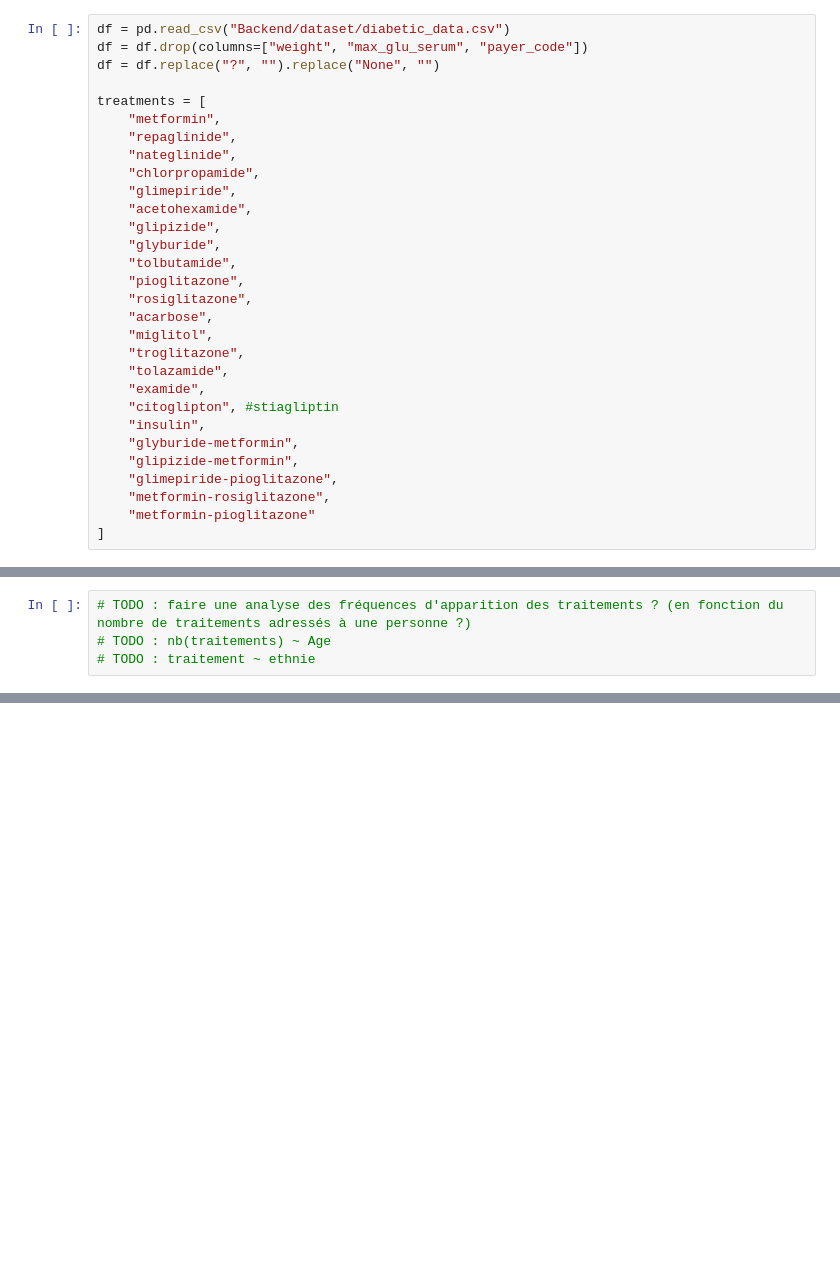
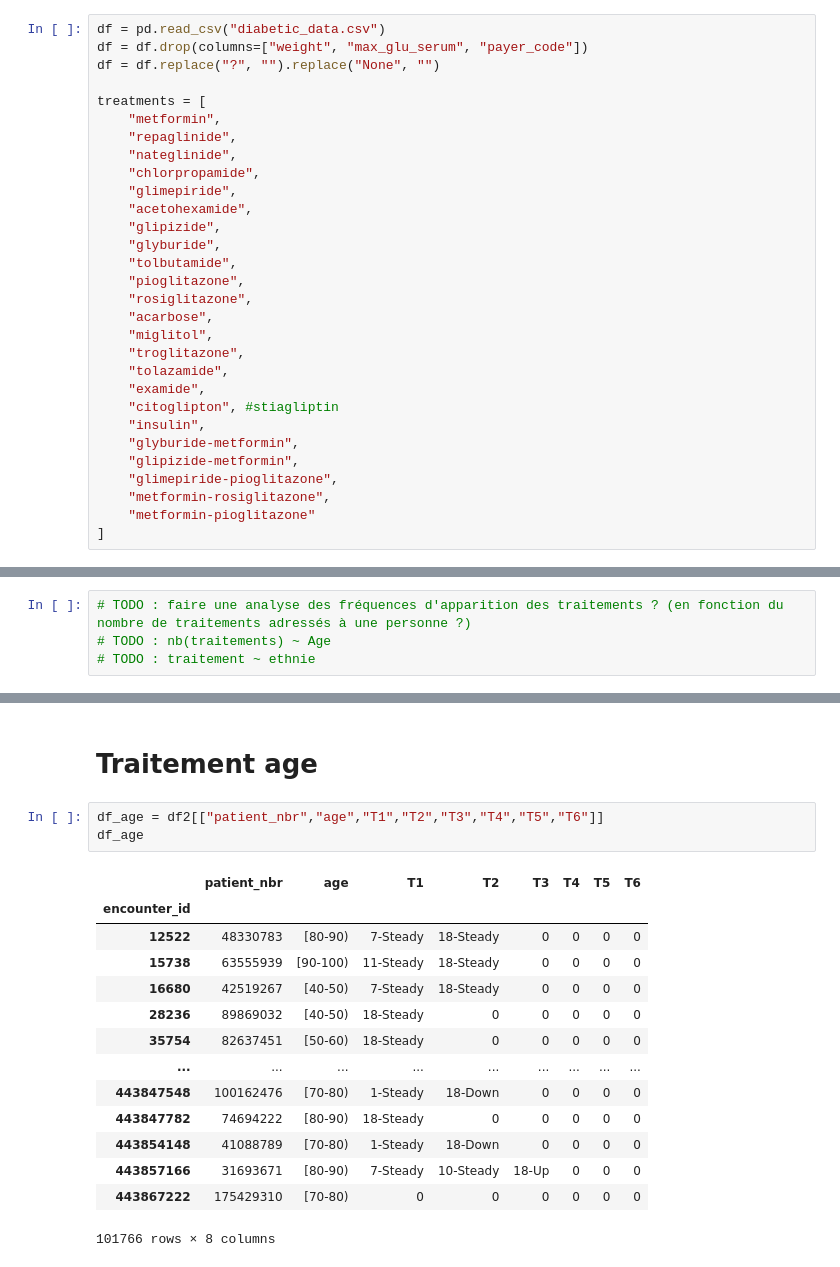
Before and after one commit to Zl0gix/ProjetDatavizA4, a Jupyter notebook: ProjetDatavizA4/raph_test.ipynb, the cells around one changed output, grey strips where cells are left out. Drawn from its saved outputs; the diff is of its cells as text; blank space fills up the shorter version.

```diff
--- a/ProjetDatavizA4/raph_test.ipynb
+++ b/ProjetDatavizA4/raph_test.ipynb
@@ -2,7 +2,7 @@
 import pandas as pd
 from pprint import pprint
 # %%
-df = pd.read_csv("Backend/dataset/diabetic_data.csv")
+df = pd.read_csv("diabetic_data.csv")
 df = df.drop(columns=["weight", "max_glu_serum", "payer_code"])
 df = df.replace("?", "").replace("None", "")
 
@@ -109,0 +360,20 @@ df2
+# %% [markdown]
+# Traitement age
+# %%
+df_age = df2[["patient_nbr","age","T1","T2","T3","T4","T5","T6"]]
+df_age
+# %% [output]
+|  | patient_nbr | age | T1 | T2 | T3 | T4 | T5 | T6 |
+| encounter_id |  |  |  |  |  |  |  |  |
+| 12522 | 48330783 | [80-90) | 7-Steady | 18-Steady | 0 | 0 | 0 | 0 |
+| 15738 | 63555939 | [90-100) | 11-Steady | 18-Steady | 0 | 0 | 0 | 0 |
+| 16680 | 42519267 | [40-50) | 7-Steady | 18-Steady | 0 | 0 | 0 | 0 |
+| 28236 | 89869032 | [40-50) | 18-Steady | 0 | 0 | 0 | 0 | 0 |
+| 35754 | 82637451 | [50-60) | 18-Steady | 0 | 0 | 0 | 0 | 0 |
+| ... | ... | ... | ... | ... | ... | ... | ... | ... |
+| 443847548 | 100162476 | [70-80) | 1-Steady | 18-Down | 0 | 0 | 0 | 0 |
+| 443847782 | 74694222 | [80-90) | 18-Steady | 0 | 0 | 0 | 0 | 0 |
+| 443854148 | 41088789 | [70-80) | 1-Steady | 18-Down | 0 | 0 | 0 | 0 |
+| 443857166 | 31693671 | [80-90) | 7-Steady | 10-Steady | 18-Up | 0 | 0 | 0 |
+| 443867222 | 175429310 | [70-80) | 0 | 0 | 0 | 0 | 0 | 0 |
+101766 rows × 8 columns
```
Also changed, not shown: parts of 29 cells of this notebook.
